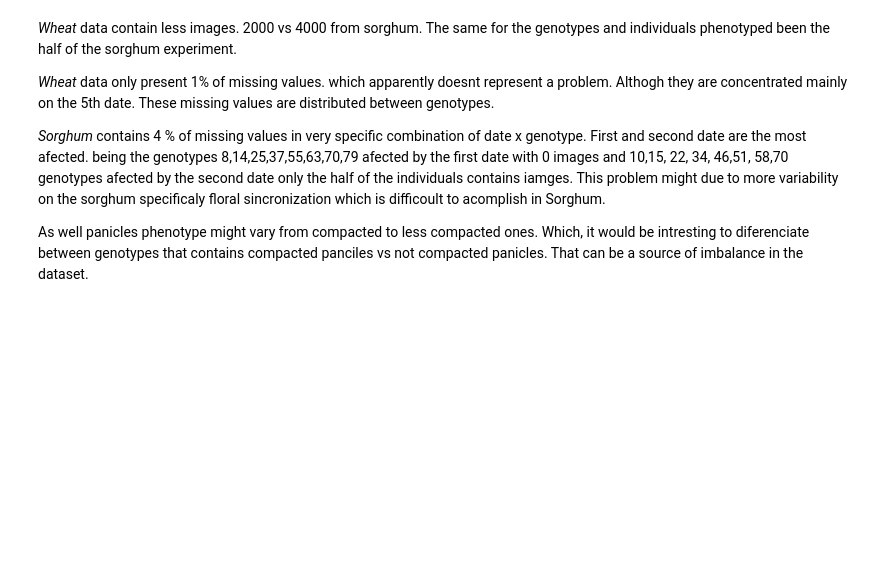
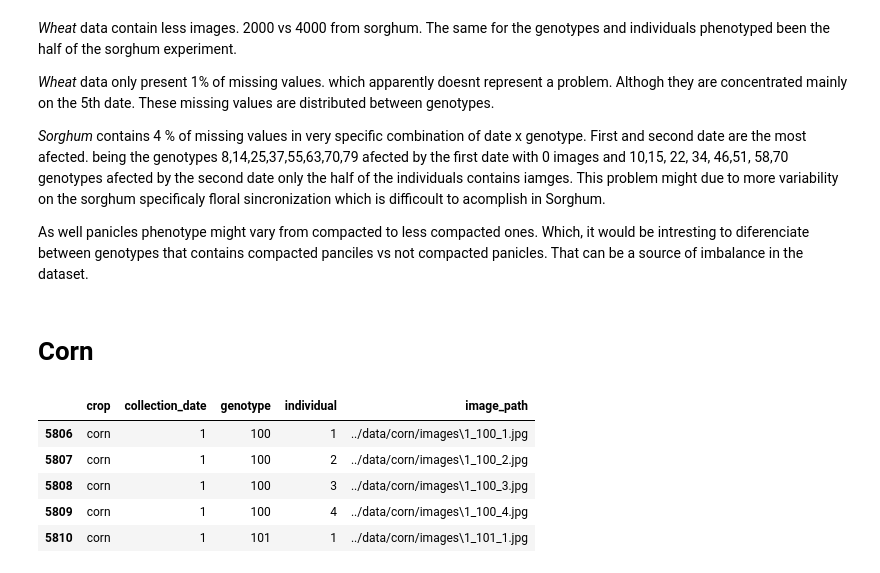
Before and after one commit to Ciampitti-Lab/SegmentationStudy, a Jupyter notebook: notebooks/Database_analysis.ipynb, the cells around one changed output. Saved outputs shown, nothing was run; the diff lists cells and outputs as text; code cells hidden in the pictures; blank space fills up the shorter version.

```diff
--- a/notebooks/Database_analysis.ipynb
+++ b/notebooks/Database_analysis.ipynb
@@ -339,3 +337,15 @@ First and second date are the most afected. being the genotypes 8,14,25,37,55,63
 This problem might due to more variability on the sorghum specificaly floral sincronization which is difficoult to acomplish in Sorghum.
 
 As well panicles phenotype might vary from compacted to less compacted ones. Which, it would be intresting to diferenciate between genotypes that contains compacted panciles vs not compacted panicles. That can be a source of imbalance in the dataset.
+# %% [markdown]
+# Corn
+# %%
+corn = df.loc[df.crop == 'corn'].copy()
+corn.head()
+# %% [output]
+|  | crop | collection_date | genotype | individual | image_path |
+| 5806 | corn | 1 | 100 | 1 | ../data/corn/images\1_100_1.jpg |
+| 5807 | corn | 1 | 100 | 2 | ../data/corn/images\1_100_2.jpg |
+| 5808 | corn | 1 | 100 | 3 | ../data/corn/images\1_100_3.jpg |
+| 5809 | corn | 1 | 100 | 4 | ../data/corn/images\1_100_4.jpg |
+| 5810 | corn | 1 | 101 | 1 | ../data/corn/images\1_101_1.jpg |
```
Also changed, not shown: parts of 4 cells of this notebook, 6 other files.
